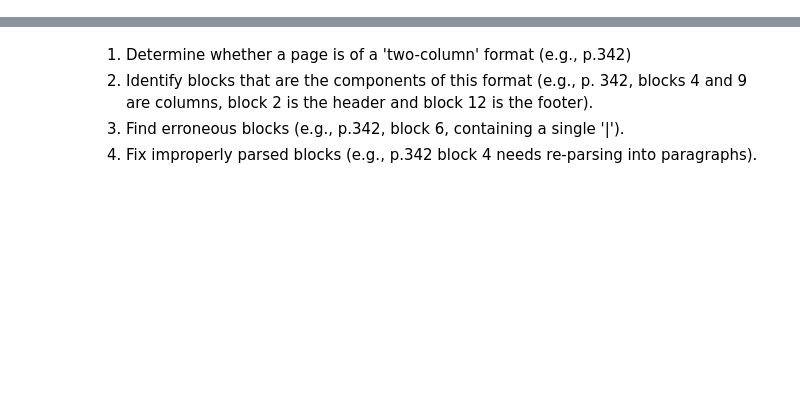
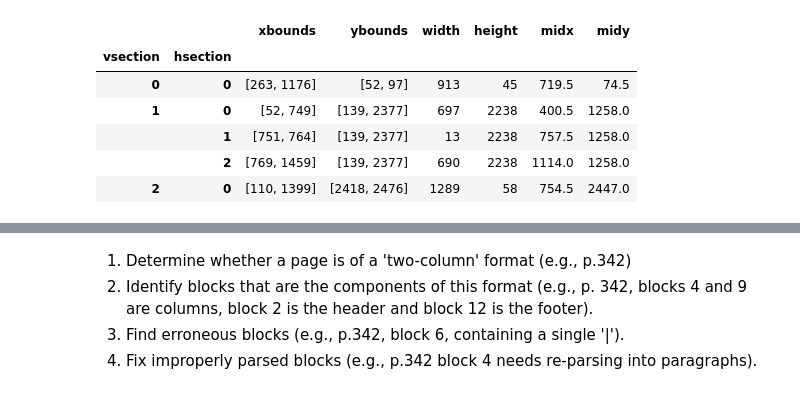
Before and after one commit to MattBrauer/ocr, a Jupyter notebook: findBlocks.ipynb, the cells around one changed output, grey strips where cells are left out. Cells and saved outputs as stored; diff of their text form; code cells hidden in the pictures; blank space fills up the shorter version.

```diff
--- a/findBlocks.ipynb
+++ b/findBlocks.ipynb
@@ -209,0 +203,26 @@ cont2['blockstats']
+# %%
+for pagenum in range(len(data['contents'])):
+    try:
+        height = []
+        width = []
+        midx = []
+        midy = []
+        cont = addSectionAssignment(data['contents'][pagenum]['blockstats'])
+        blockstats = cont['blockstats']
+        blockstats['width'] = blockstats.right_at - blockstats.left_at
+        blockstats['height'] = blockstats.bottom_at - blockstats.top_at
+        sections = cont['sections']
+        for idx, row in sections.iterrows():
+            width.append(row['xbounds'].right - row['xbounds'].left)
+            height.append(row['ybounds'].right - row['ybounds'].left)
+            midx.append(row['xbounds'].left + (row['xbounds'].right - row['xbounds'].left)/2)
+            midy.append(row['ybounds'].left + (row['ybounds'].right - row['ybounds'].left)/2)
+        sections['width'] = width
+        sections['height'] = height
+        sections['midx'] = midx
+        sections['midy'] = midy
+        data['contents'][pagenum]['sections'] = sections
+    except:
+        blockstats = data['contents'][pagenum]['blockstats']
+        data['contents'][pagenum]['sections'] = []
+    data['contents'][pagenum]['blockstats'] = blockstats
@@ -210 +277,11 @@ cont2['blockstats']
+# %%
+data['contents'][342]['sections']
+# %% [output]
+|  |  | xbounds | ybounds | width | height | midx | midy |
+| vsection | hsection |  |  |  |  |  |  |
+| 0 | 0 | [263, 1176] | [52, 97] | 913 | 45 | 719.5 | 74.5 |
+| 1 | 0 | [52, 749] | [139, 2377] | 697 | 2238 | 400.5 | 1258.0 |
+|  | 1 | [751, 764] | [139, 2377] | 13 | 2238 | 757.5 | 1258.0 |
+|  | 2 | [769, 1459] | [139, 2377] | 690 | 2238 | 1114.0 | 1258.0 |
+| 2 | 0 | [110, 1399] | [2418, 2476] | 1289 | 58 | 754.5 | 2447.0 |
 # %%
```
Also changed, not shown: parts of 14 cells of this notebook.
